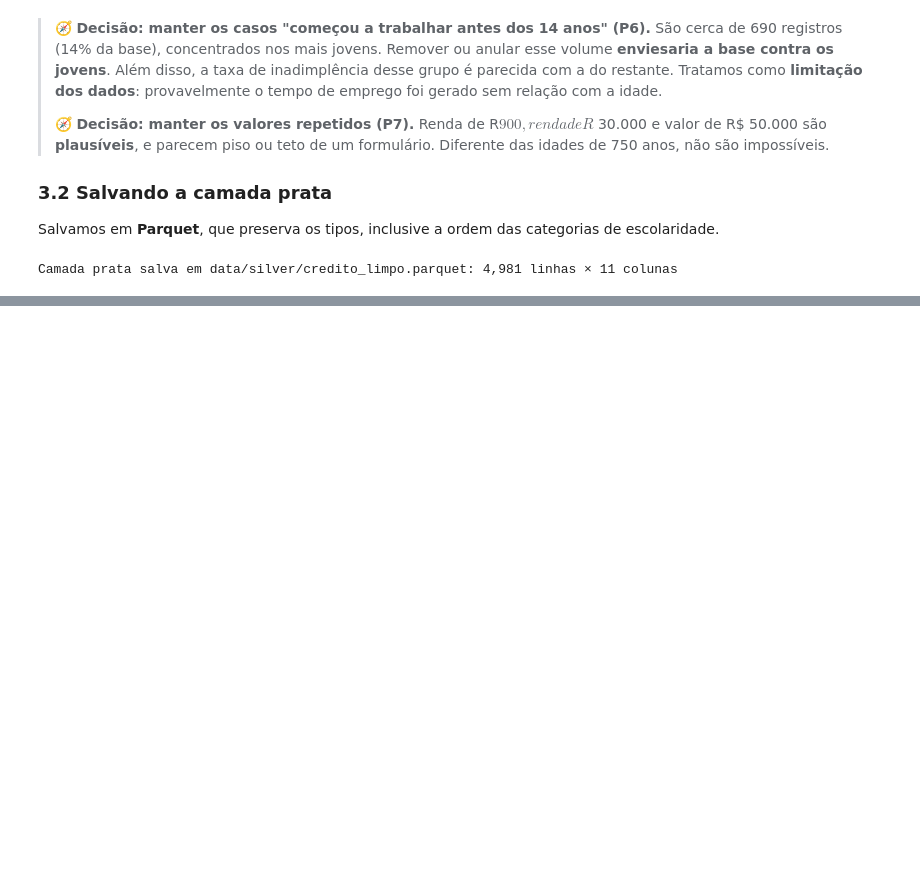
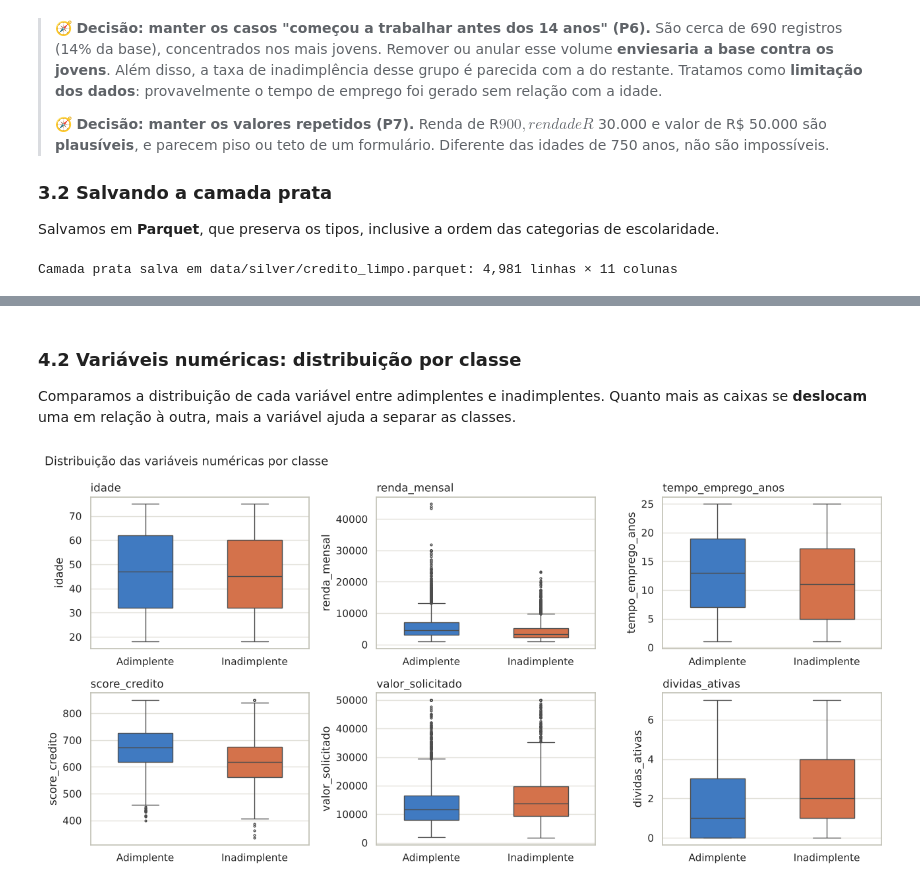
Before and after one commit to alexlourenc/CredAIR-Alex, a Jupyter notebook: notebooks/analise_credito.ipynb, the cells around one changed output, grey strips where cells are left out. Saved outputs shown, nothing was run; the diff lists cells and outputs as text; code cells hidden in the pictures; blank space fills up the shorter version.

```diff
--- a/notebooks/analise_credito.ipynb
+++ b/notebooks/analise_credito.ipynb
@@ -388,0 +408,20 @@ Camada prata salva em data/silver/credito_limpo.parquet: 4,981 linhas × 11 colu
+# %% [markdown]
+### 4.2 Variáveis numéricas: distribuição por classe
+
+Comparamos a distribuição de cada variável entre adimplentes e inadimplentes. Quanto mais as caixas se **deslocam** uma em relação à outra, mais a variável ajuda a separar as classes.
+# %%
+numericas = ["idade", "renda_mensal", "tempo_emprego_anos", "score_credito", "valor_solicitado", "dividas_ativas"]
+
+fig, axes = plt.subplots(2, 3, figsize=(13, 6.5))
+for ax, col in zip(axes.flat, numericas):
+    sns.boxplot(data=prata, x="inadimplente", y=col, hue="inadimplente", palette=CORES_CLASSE,
+                legend=False, ax=ax, width=0.5, fliersize=2)
+    ax.set_xticks([0, 1], ["Adimplente", "Inadimplente"])
+    ax.set_xlabel("")
+    ax.set_title(col, loc="left")
+fig.suptitle("Distribuição das variáveis numéricas por classe", x=0.01, ha="left", fontsize=13)
+fig.tight_layout()
+salvar(fig, "02_boxplots_numericas")
+plt.show()
+# %% [output]
+[figure, added]
```
Also changed, not shown: parts of 10 cells of this notebook, 5 other files.
